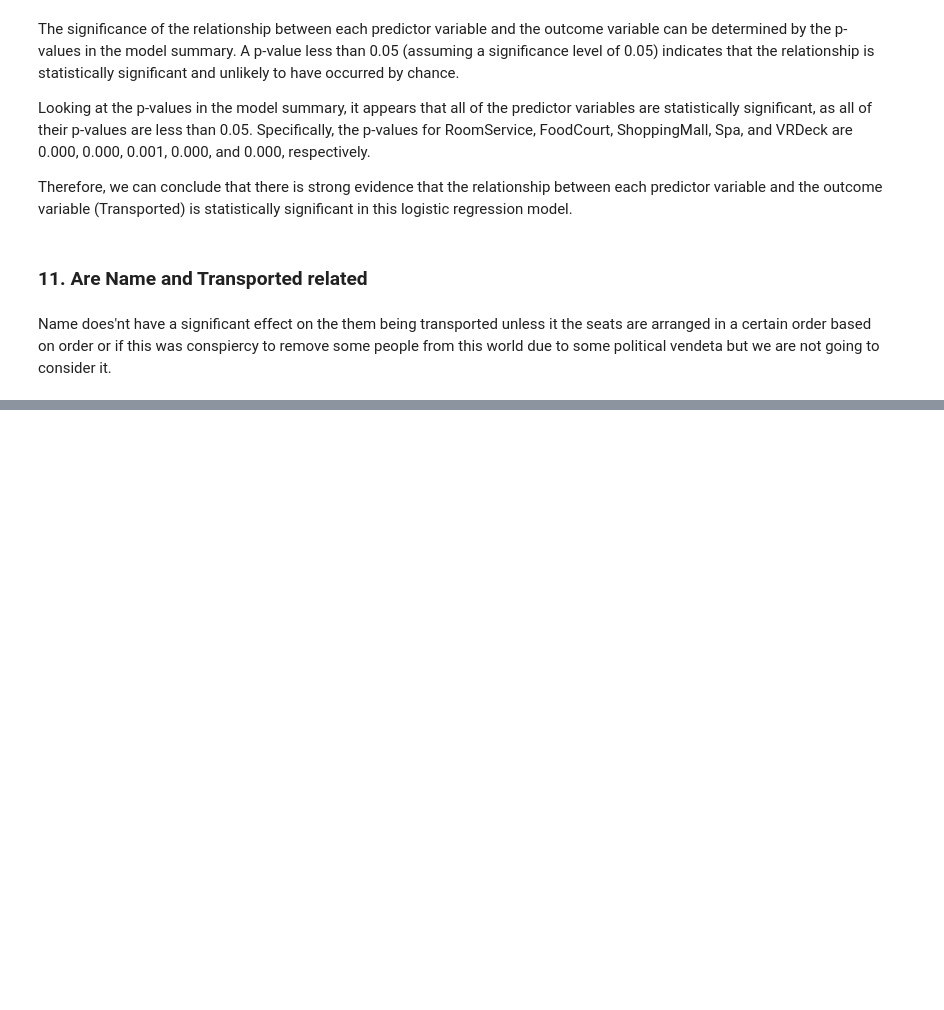
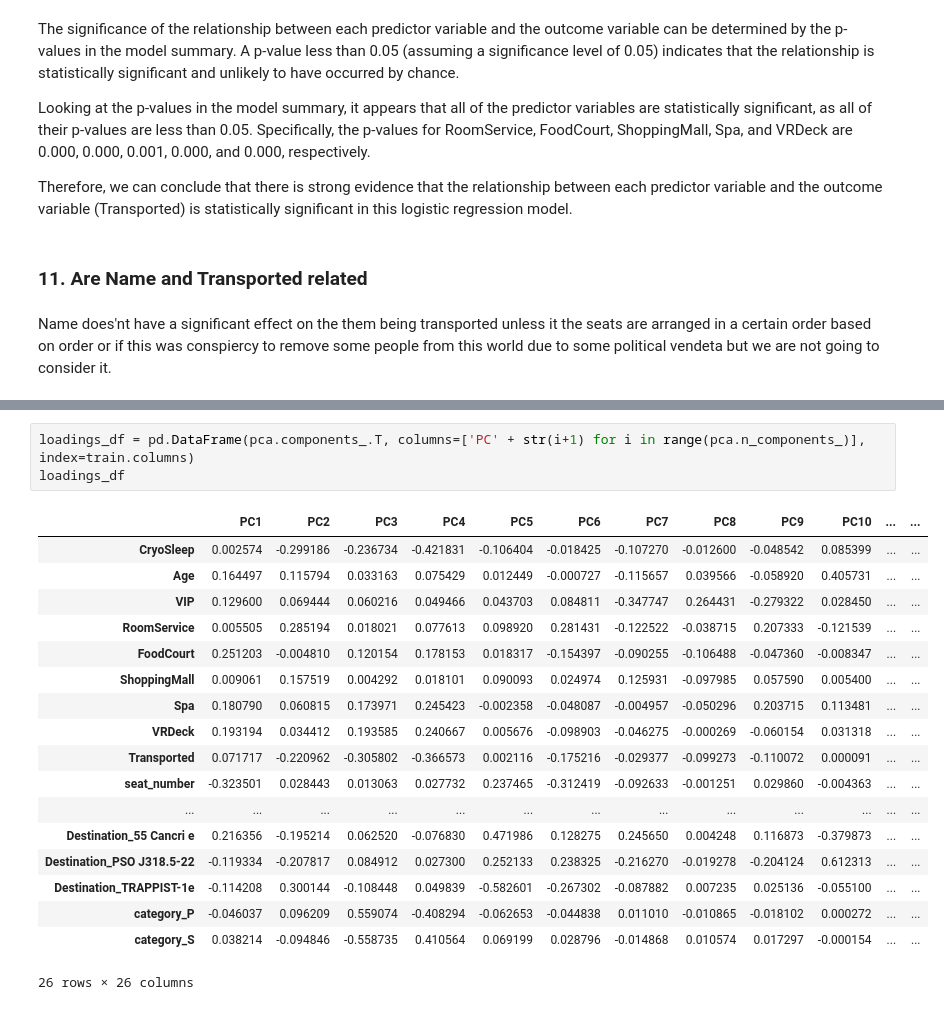
Before and after one commit to bdilpreet66/Spaceship-Titanic, a Jupyter notebook: Untitled.ipynb, the cells around one changed output, grey strips where cells are left out. Cells and saved outputs as stored; diff of their text form; blank space fills up the shorter version.

```diff
--- a/Untitled.ipynb
+++ b/Untitled.ipynb
@@ -331,0 +502,22 @@ Name does'nt have a significant effect on the them being transported unless it t
+# %%
+loadings_df = pd.DataFrame(pca.components_.T, columns=['PC' + str(i+1) for i in range(pca.n_components_)], index=train.columns)
+loadings_df
+# %% [output]
+|  | PC1 | PC2 | PC3 | PC4 | PC5 | PC6 | PC7 | PC8 | PC9 | PC10 | ... | ... |
+| CryoSleep | 0.002574 | -0.299186 | -0.236734 | -0.421831 | -0.106404 | -0.018425 | -0.107270 | -0.012600 | -0.048542 | 0.085399 | ... | ... |
+| Age | 0.164497 | 0.115794 | 0.033163 | 0.075429 | 0.012449 | -0.000727 | -0.115657 | 0.039566 | -0.058920 | 0.405731 | ... | ... |
+| VIP | 0.129600 | 0.069444 | 0.060216 | 0.049466 | 0.043703 | 0.084811 | -0.347747 | 0.264431 | -0.279322 | 0.028450 | ... | ... |
+| RoomService | 0.005505 | 0.285194 | 0.018021 | 0.077613 | 0.098920 | 0.281431 | -0.122522 | -0.038715 | 0.207333 | -0.121539 | ... | ... |
+| FoodCourt | 0.251203 | -0.004810 | 0.120154 | 0.178153 | 0.018317 | -0.154397 | -0.090255 | -0.106488 | -0.047360 | -0.008347 | ... | ... |
+| ShoppingMall | 0.009061 | 0.157519 | 0.004292 | 0.018101 | 0.090093 | 0.024974 | 0.125931 | -0.097985 | 0.057590 | 0.005400 | ... | ... |
+| Spa | 0.180790 | 0.060815 | 0.173971 | 0.245423 | -0.002358 | -0.048087 | -0.004957 | -0.050296 | 0.203715 | 0.113481 | ... | ... |
+| VRDeck | 0.193194 | 0.034412 | 0.193585 | 0.240667 | 0.005676 | -0.098903 | -0.046275 | -0.000269 | -0.060154 | 0.031318 | ... | ... |
+| Transported | 0.071717 | -0.220962 | -0.305802 | -0.366573 | 0.002116 | -0.175216 | -0.029377 | -0.099273 | -0.110072 | 0.000091 | ... | ... |
+| seat_number | -0.323501 | 0.028443 | 0.013063 | 0.027732 | 0.237465 | -0.312419 | -0.092633 | -0.001251 | 0.029860 | -0.004363 | ... | ... |
+| ... | ... | ... | ... | ... | ... | ... | ... | ... | ... | ... | ... | ... |
+| Destination_55 Cancri e | 0.216356 | -0.195214 | 0.062520 | -0.076830 | 0.471986 | 0.128275 | 0.245650 | 0.004248 | 0.116873 | -0.379873 | ... | ... |
+| Destination_PSO J318.5-22 | -0.119334 | -0.207817 | 0.084912 | 0.027300 | 0.252133 | 0.238325 | -0.216270 | -0.019278 | -0.204124 | 0.612313 | ... | ... |
+| Destination_TRAPPIST-1e | -0.114208 | 0.300144 | -0.108448 | 0.049839 | -0.582601 | -0.267302 | -0.087882 | 0.007235 | 0.025136 | -0.055100 | ... | ... |
+| category_P | -0.046037 | 0.096209 | 0.559074 | -0.408294 | -0.062653 | -0.044838 | 0.011010 | -0.010865 | -0.018102 | 0.000272 | ... | ... |
+| category_S | 0.038214 | -0.094846 | -0.558735 | 0.410564 | 0.069199 | 0.028796 | -0.014868 | 0.010574 | 0.017297 | -0.000154 | ... | ... |
+26 rows × 26 columns
```
Also changed, not shown: parts of 16 cells of this notebook.
